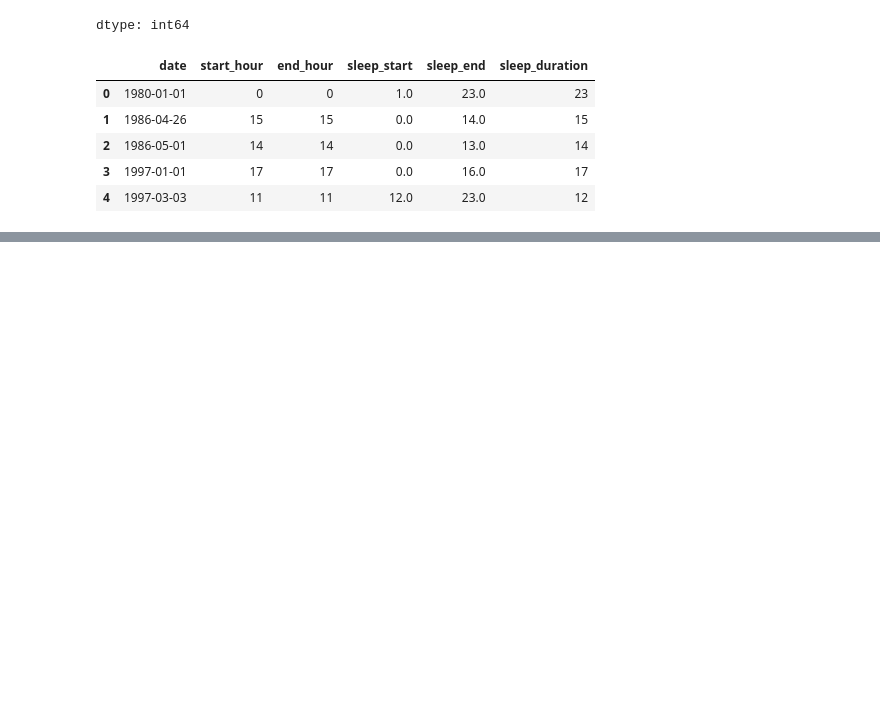
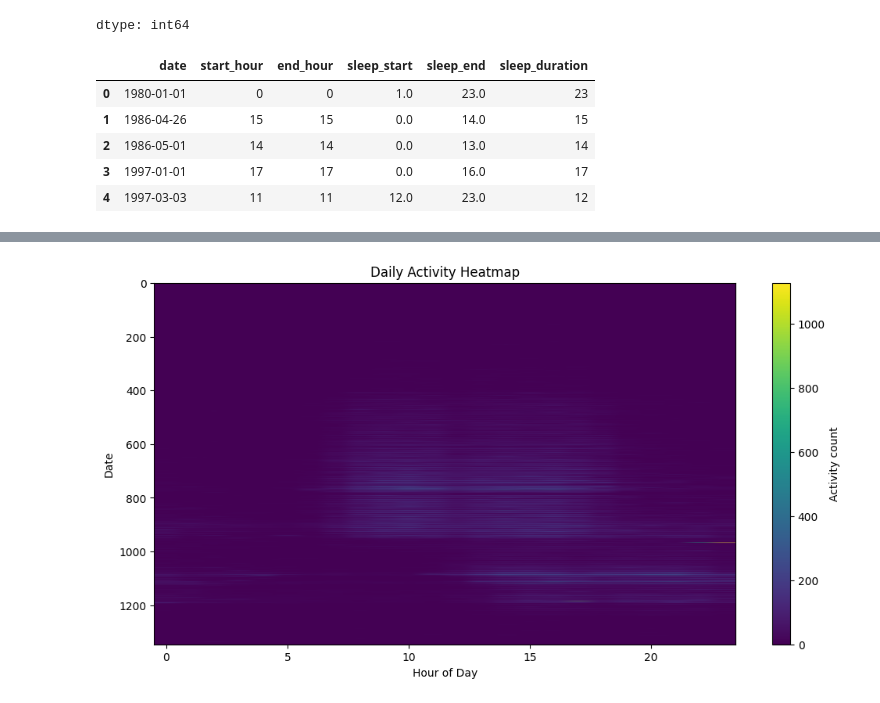
Before and after one commit to mems250005048-wq/TIMEsTAMP, a Jupyter notebook: Untitled4.ipynb, the cells around one changed output, grey strips where cells are left out. Drawn from its saved outputs; the diff is of its cells as text; code cells hidden in the pictures; blank space fills up the shorter version.

```diff
--- a/Untitled4.ipynb
+++ b/Untitled4.ipynb
@@ -235,3 +235,11 @@ daily_summary.head()
 | 2 | 1986-05-01 | 14 | 14 | 0.0 | 13.0 | 14 |
 | 3 | 1997-01-01 | 17 | 17 | 0.0 | 16.0 | 17 |
 | 4 | 1997-03-03 | 11 | 11 | 12.0 | 23.0 | 12 |
+# %%
+heatmap_data = (
+    daily_hour_counts
+    .pivot(index="date", columns="hour", values="count")
+    .fillna(0)
+)
+
+heatmap_data
@@ -237,0 +261,12 @@ daily_summary.head()
+# %%
+import matplotlib.pyplot as plt
+
+plt.figure(figsize=(12, 6))
+plt.imshow(heatmap_data, aspect="auto")
+plt.colorbar(label="Activity count")
+plt.xlabel("Hour of Day")
+plt.ylabel("Date")
+plt.title("Daily Activity Heatmap")
+plt.show()
+# %% [output]
+[figure, added]
```
Also changed, not shown: parts of 3 cells of this notebook.
